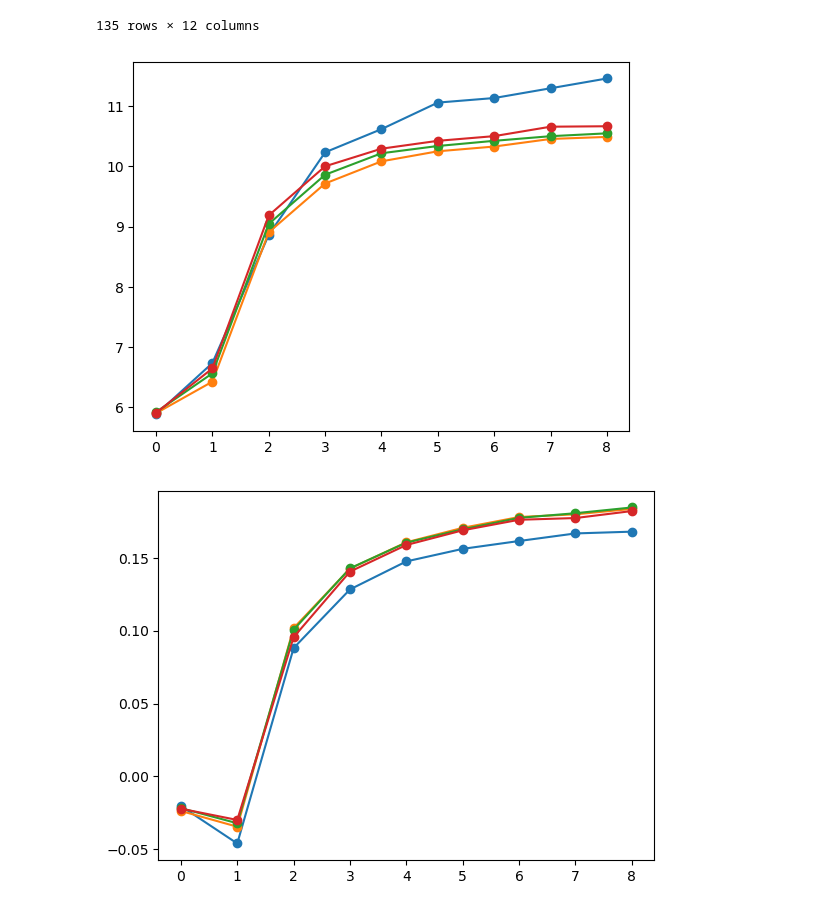
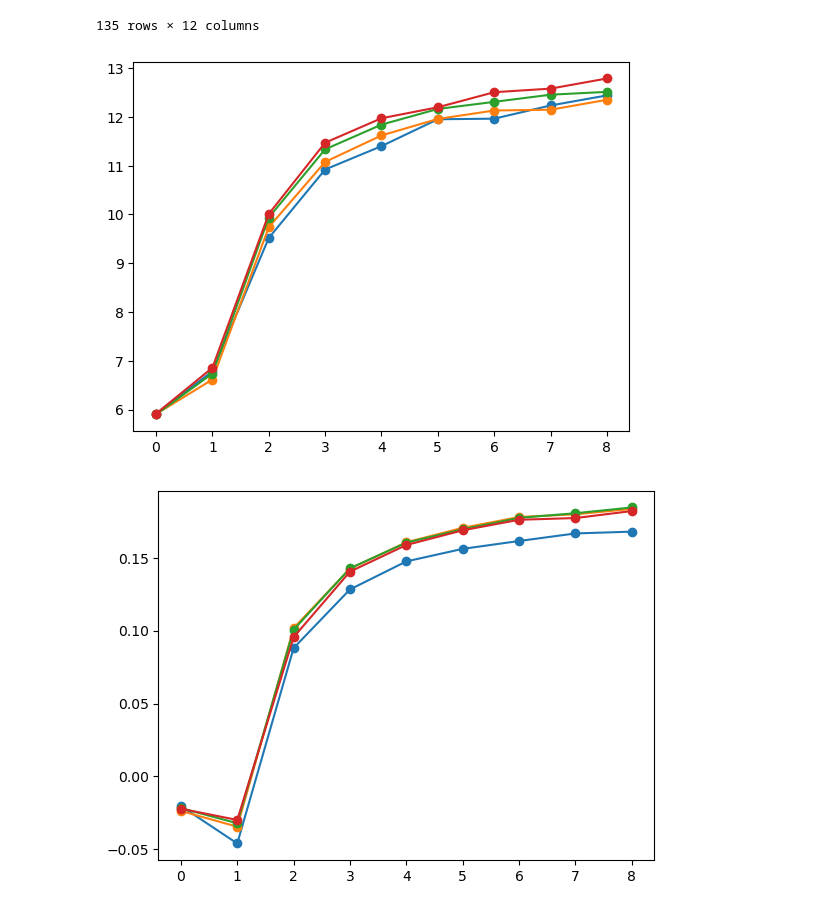
Before and after one commit to JuniorAlencar/SpatialPreferential, a Jupyter notebook: scripts/jupyter/load_data.ipynb, the cells around one changed output. Cells and saved outputs as stored; diff of their text form; code cells hidden in the pictures.

```diff
--- a/scripts/jupyter/load_data.ipynb
+++ b/scripts/jupyter/load_data.ipynb
@@ -24,24 +24,24 @@ df
 # %%
 N = 10**5
 #alpha_a_values = []
 m0  = 2
 alpha_g_lst = [1, 3, 4, 5]
-dim = 4
+dim = 2
 for alpha_g in alpha_g_lst:
     df_sub = df[(df['N']==N) & (df['m0']==m0) & (df['m0']==m0) & (df['alpha_g']==alpha_g) & (df['dim']==dim)].sort_values(by=['alpha_a'])
     alpha_a_D = df_sub['alpha_a'].unique()/dim
     short = df_sub['Short_BFS_mean']
     plt.plot(alpha_a_D, short, marker='o', label=f"dim={dim}, alpha_g={alpha_g}, m0={m0}, N={N}")
 
 plt.show()
 
 #alpha_a_unique = sorted(df_sub['alpha_a'].unique())
 #alpha_a_unique
 #alpha_A_dim = []
 
 #df_sub
 # %% [output]
-[figure, old version]
+[figure, new version]
 # %%
 N = 10**5
 #alpha_a_values = []
```
Also changed, not shown: 5 other files.
